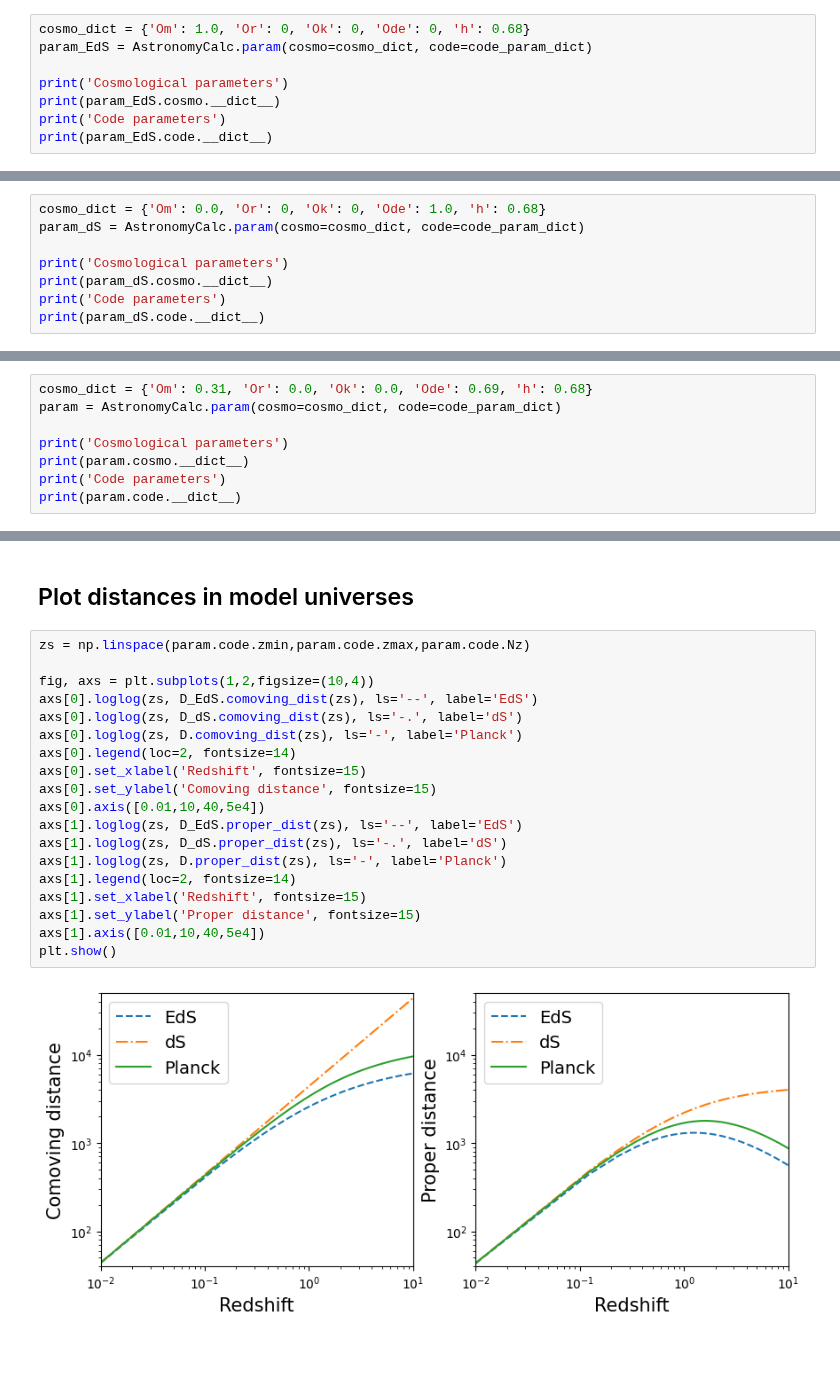
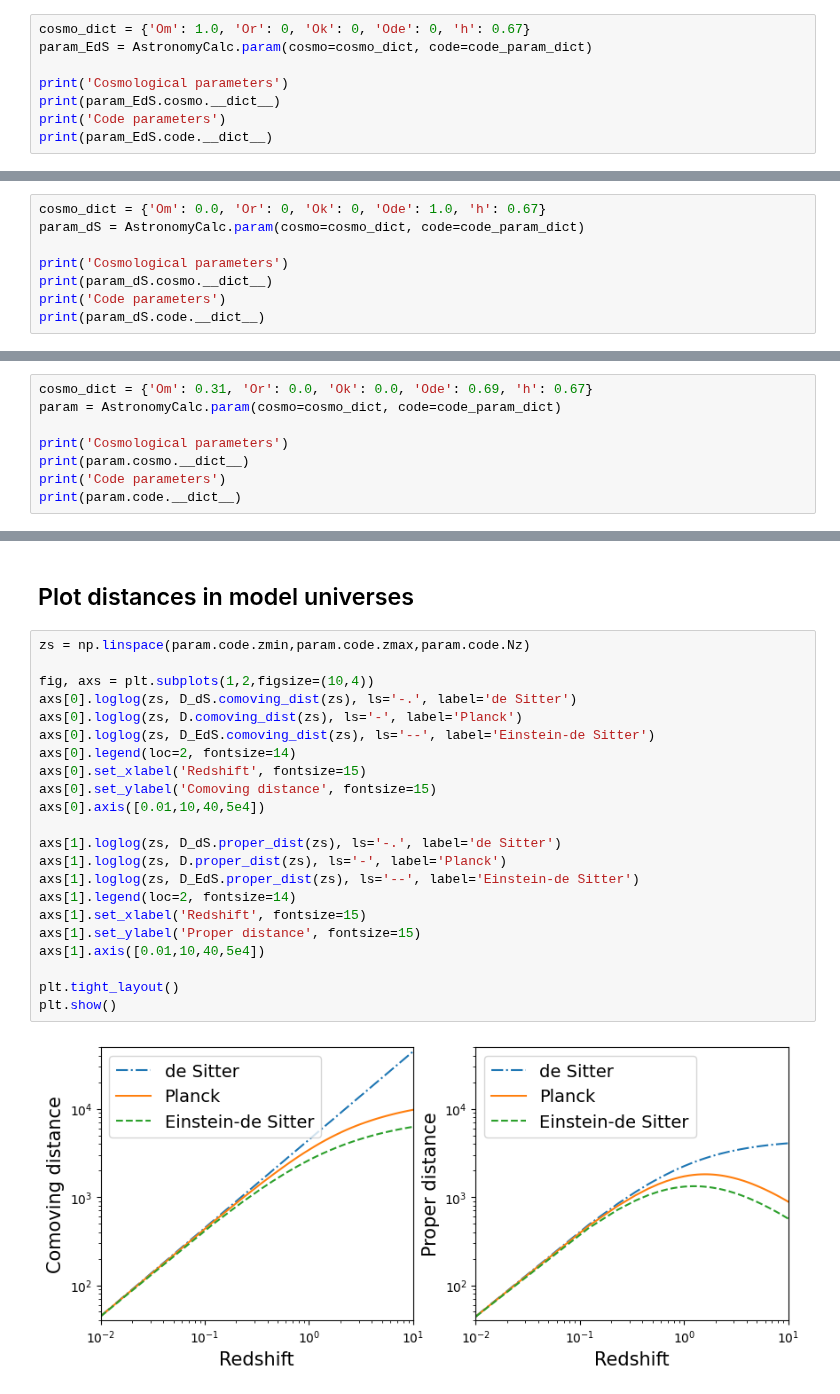
Before and after one commit to sambit-giri/AstronomyCalc, a Jupyter notebook: notebooks/model_universes.ipynb, the cells around one changed output, grey strips where cells are left out. Drawn from its saved outputs; the diff is of its cells as text; blank space fills up the shorter version.

```diff
--- a/notebooks/model_universes.ipynb
+++ b/notebooks/model_universes.ipynb
@@ -20,7 +20,7 @@ code_param_dict = {'zmin': 0.01, 'zmax': 11.0, 'Nz': 100, 'verbose': True}
 # %% [markdown]
 ### Einsten-de Sitter universe
 # %%
-cosmo_dict = {'Om': 1.0, 'Or': 0, 'Ok': 0, 'Ode': 0, 'h': 0.68}
+cosmo_dict = {'Om': 1.0, 'Or': 0, 'Ok': 0, 'Ode': 0, 'h': 0.67}
 param_EdS = AstronomyCalc.param(cosmo=cosmo_dict, code=code_param_dict)
 
 print('Cosmological parameters')
@@ -37,7 +37,7 @@ D_EdS = AstronomyCalc.CosmoDistances(param_EdS)
 # %% [markdown]
 ### de Sitter universe
 # %%
-cosmo_dict = {'Om': 0.0, 'Or': 0, 'Ok': 0, 'Ode': 1.0, 'h': 0.68}
+cosmo_dict = {'Om': 0.0, 'Or': 0, 'Ok': 0, 'Ode': 1.0, 'h': 0.67}
 param_dS = AstronomyCalc.param(cosmo=cosmo_dict, code=code_param_dict)
 
 print('Cosmological parameters')
@@ -54,7 +54,7 @@ D_dS = AstronomyCalc.CosmoDistances(param_dS)
 # %% [markdown]
 ### Benchmark model or Planck universe
 # %%
-cosmo_dict = {'Om': 0.31, 'Or': 0.0, 'Ok': 0.0, 'Ode': 0.69, 'h': 0.68}
+cosmo_dict = {'Om': 0.31, 'Or': 0.0, 'Ok': 0.0, 'Ode': 0.69, 'h': 0.67}
 param = AstronomyCalc.param(cosmo=cosmo_dict, code=code_param_dict)
 
 print('Cosmological parameters')
@@ -73,21 +73,24 @@ D = AstronomyCalc.CosmoDistances(param)
 # %%
 zs = np.linspace(param.code.zmin,param.code.zmax,param.code.Nz)
 
 fig, axs = plt.subplots(1,2,figsize=(10,4))
-axs[0].loglog(zs, D_EdS.comoving_dist(zs), ls='--', label='EdS')
-axs[0].loglog(zs, D_dS.comoving_dist(zs), ls='-.', label='dS')
+axs[0].loglog(zs, D_dS.comoving_dist(zs), ls='-.', label='de Sitter')
 axs[0].loglog(zs, D.comoving_dist(zs), ls='-', label='Planck')
+axs[0].loglog(zs, D_EdS.comoving_dist(zs), ls='--', label='Einstein-de Sitter')
 axs[0].legend(loc=2, fontsize=14)
 axs[0].set_xlabel('Redshift', fontsize=15)
 axs[0].set_ylabel('Comoving distance', fontsize=15)
 axs[0].axis([0.01,10,40,5e4])
-axs[1].loglog(zs, D_EdS.proper_dist(zs), ls='--', label='EdS')
-axs[1].loglog(zs, D_dS.proper_dist(zs), ls='-.', label='dS')
+
+axs[1].loglog(zs, D_dS.proper_dist(zs), ls='-.', label='de Sitter')
 axs[1].loglog(zs, D.proper_dist(zs), ls='-', label='Planck')
+axs[1].loglog(zs, D_EdS.proper_dist(zs), ls='--', label='Einstein-de Sitter')
 axs[1].legend(loc=2, fontsize=14)
 axs[1].set_xlabel('Redshift', fontsize=15)
 axs[1].set_ylabel('Proper distance', fontsize=15)
 axs[1].axis([0.01,10,40,5e4])
+
+plt.tight_layout()
 plt.show()
 # %% [output]
-[figure, old version]
+[figure, new version]
```
Also changed, not shown: parts of 3 cells of this notebook, 3 other files.
